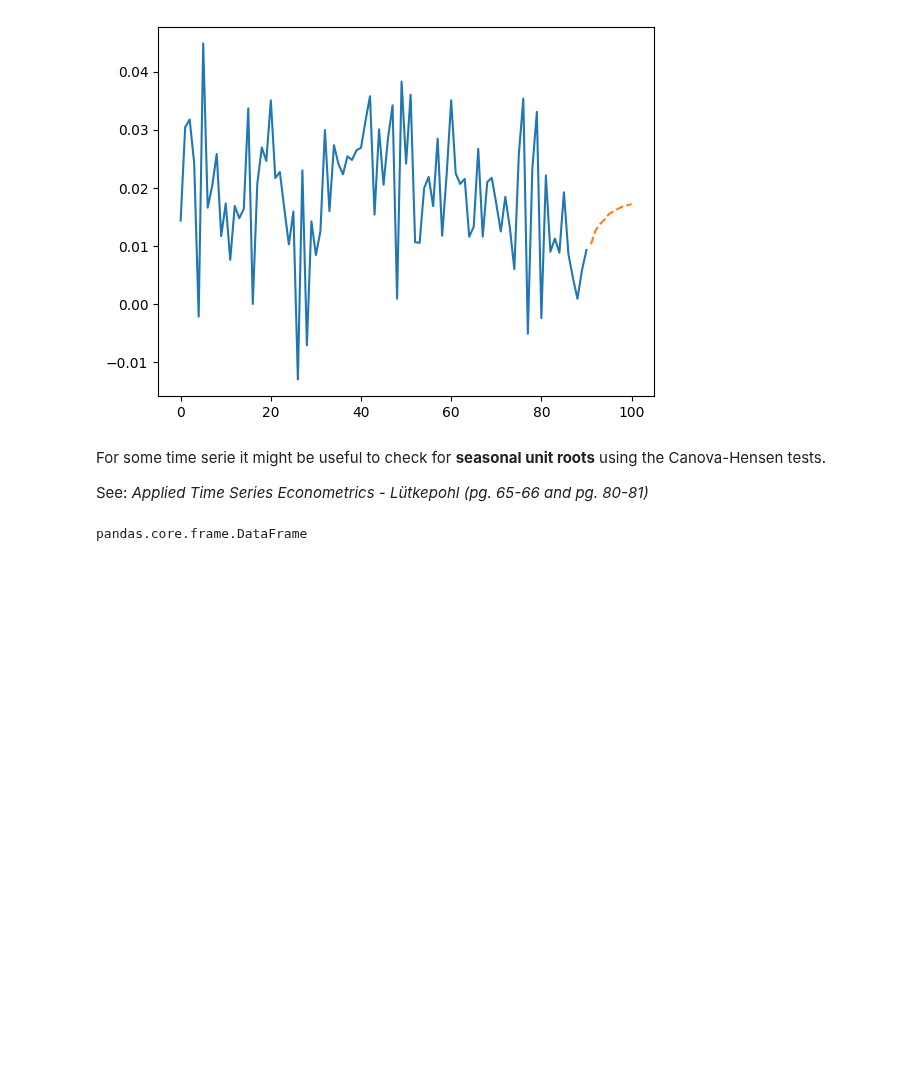
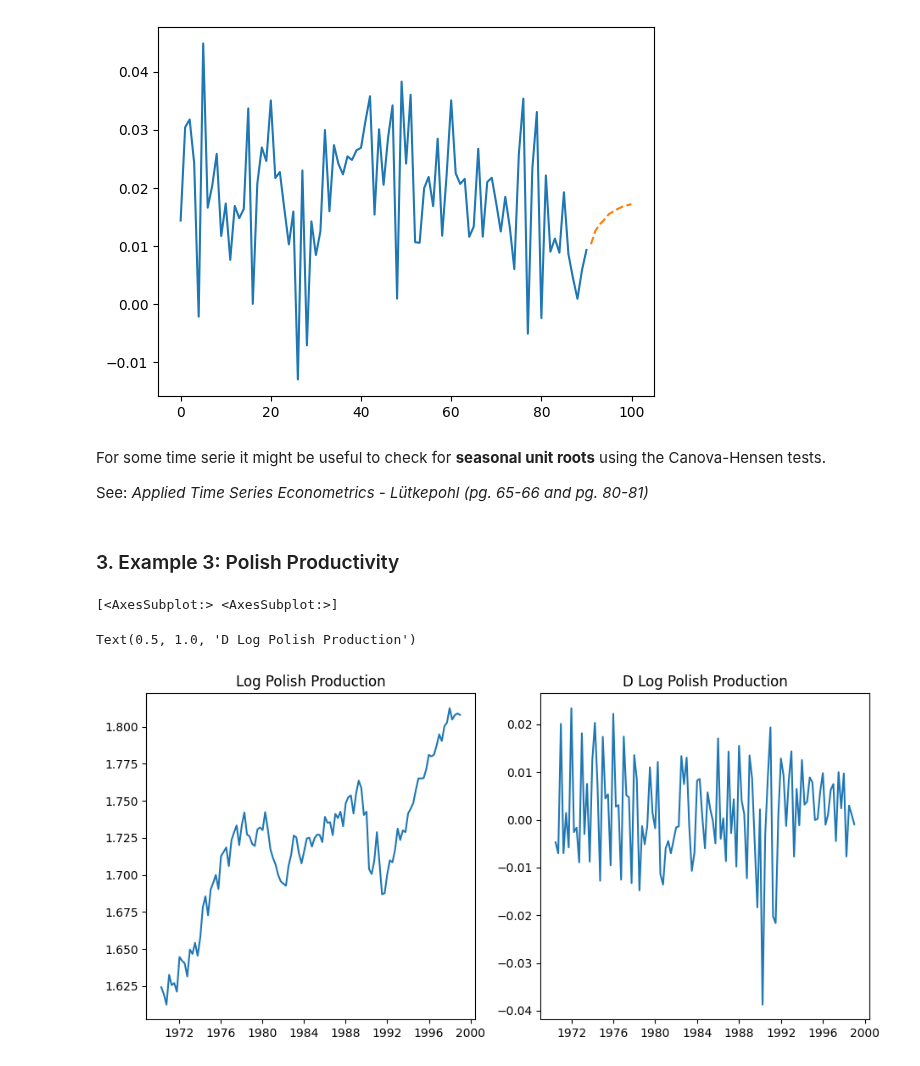
Before and after one commit to eduardo-contreras-dominguez/Time-Series-Analysis, a Jupyter notebook: Chapter 1.5 (Forecasting Time Series and Examples).ipynb, the cells around one changed output. Saved outputs shown, nothing was run; the diff lists cells and outputs as text; code cells hidden in the pictures; blank space fills up the shorter version.

Commit message:
Started to work with Polish productivity data.

```diff
--- a/Chapter 1.5 (Forecasting Time Series and Examples).ipynb
+++ b/Chapter 1.5 (Forecasting Time Series and Examples).ipynb
@@ -248,13 +248,30 @@ plt.plot(x_predicted, predictions, '--')
 For some time serie it might be useful to check for __seasonal unit roots__ using the Canova-Hensen tests.
 
 See: _Applied Time Series Econometrics - Lütkepohl (pg. 65-66 and pg. 80-81)_
-# %%
-from statsmodels.tsa.deterministic import Fourier
-from statsmodels.tsa.deterministic import DeterministicProcess
-index = pd.date_range("2000-1-1", freq="D", periods=5000)
-fourier = Fourier(period=365.25, order=1)
-dp = DeterministicProcess(index, period=3, constant=True,
-                          seasonal=True, additional_terms=[fourier])
-type(dp.in_sample().head(3))
-# %% [output]
-pandas.core.frame.DataFrame
+# %% [markdown]
+### 3. Example 3: Polish Productivity
+# %%
+url_pol = "http://www.jmulti.de/download/datasets/Polish_productivity.dat"
+df_pol  = pd.read_csv(url_pol, on_bad_lines='skip', encoding='cp1252').iloc[:,:1]
+df_pol = df_pol.iloc[:,0].str.split()[6:]
+
+df = pd.DataFrame()
+#Le he sumado 15 porque la productividad es negativa sino.
+df["Polish Productivity"] = [math.log(float(element[0])+15) for element in df_pol.values]
+df["D-Log Polish Productivity"] = df["Polish Productivity"] - df["Polish Productivity"].shift(1)
+start_date = "01/01/1970"
+end_date = "01/01/1999"
+df.index = pd.date_range(start_date, end_date, freq='Q')
+fig, axs = plt.subplots(1, 2)
+print(axs)
+fig.set_size_inches(11, 5, forward=True)
+x = list(df.index)
+axs[0].plot(x, df.iloc[:, 0].values)
+axs[0].set_title('Log Polish Production')
+
+axs[1].plot(x, df.iloc[:, 1].values)
+axs[1].set_title('D Log Polish Production')
+# %% [output]
+[<AxesSubplot:> <AxesSubplot:>]
+Text(0.5, 1.0, 'D Log Polish Production')
+[figure, added]
```
Also changed, not shown: parts of 2 cells of this notebook.
